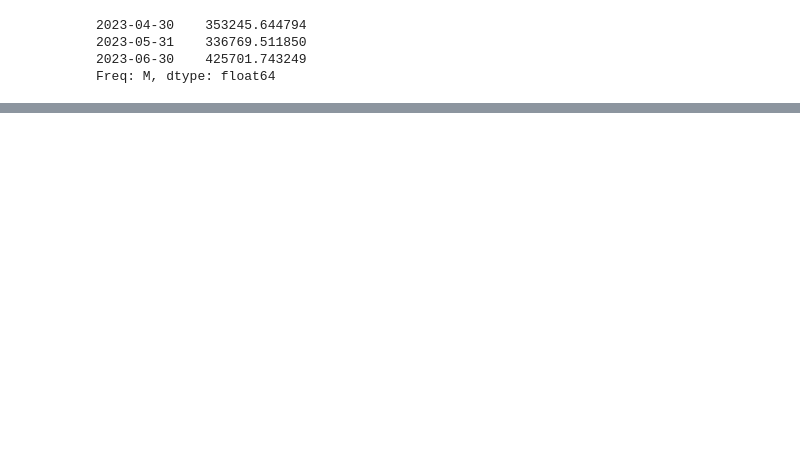
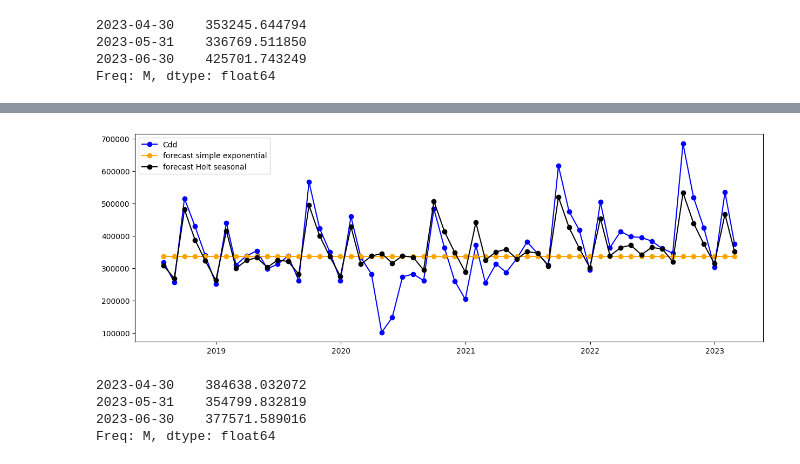
Before and after one commit to mohamedalaouiysf/TimeSeries, a Jupyter notebook: Time_Series.ipynb, the cells around one changed output, grey strips where cells are left out. Saved outputs shown, nothing was run; the diff lists cells and outputs as text; code cells hidden in the pictures; blank space fills up the shorter version.

```diff
--- a/Time_Series.ipynb
+++ b/Time_Series.ipynb
@@ -275,6 +259,7 @@ Dernier jour du mois
 Name: DPAE (brut), Length: 278, dtype: int64
 # %%
 df_cdd=df_cdd.sort_index()
+df_cdi=df_cdi.sort_index()
 # %% [markdown]
 df2
 # %%
@@ -571,0 +587,35 @@ Freq: M, dtype: float64
+# %%
+#lissage exponentielle pour les cdd
+
+train_size = int(len(df_cdi) * 0.8)
+train2, test2 = df_cdi[:train_size], df_cdi[train_size:]
+fit21 = SimpleExpSmoothing(train2, initialization_method="heuristic").fit(smoothing_level=0.2, optimized=False)
+
+forecast21 = fit1.forecast(len(test2))
+
+fit22 = ExponentialSmoothing(
+    train2,
+    seasonal_periods = 12,
+    trend = "add",
+    seasonal = "add",
+    use_boxcox = False,
+    initialization_method = "estimated",
+).fit()
+forecast22 = fit22.forecast(len(test2))
+plt.plot(test2, marker="o", color="blue", label='Cdd')
+plt.plot(forecast21, marker="o", color="orange", label='forecast simple exponential')
+plt.plot(forecast22, marker="o", color="black", label='forecast Holt seasonal ')
+plt.legend()
+plt.show()
+# %% [output]
+[figure, added]
+# %%
+start_date = pd.to_datetime('2023-04-30')
+end_date = pd.to_datetime('2023-06-30')
+prediction = fit22.predict(start_date,end_date)
+print(prediction)
+# %% [output]
+2023-04-30    384638.032072
+2023-05-31    354799.832819
+2023-06-30    377571.589016
+Freq: M, dtype: float64
```
Also changed, not shown: parts of 15 cells of this notebook.
